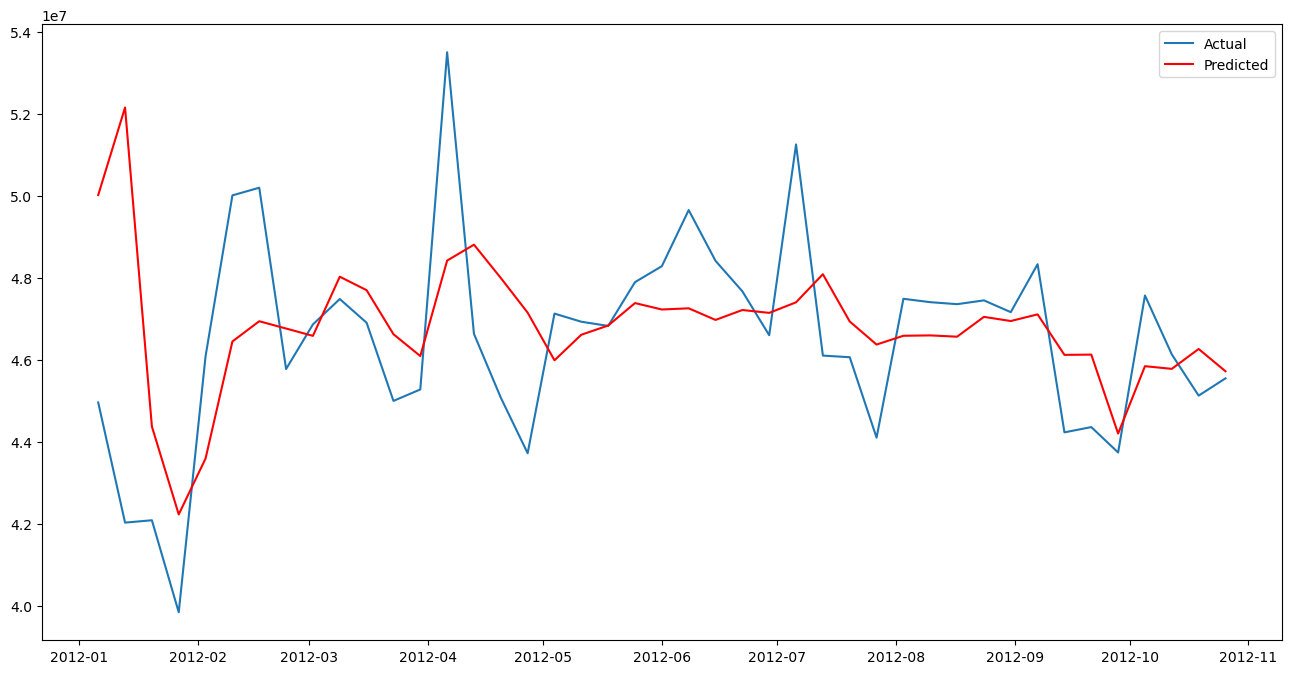
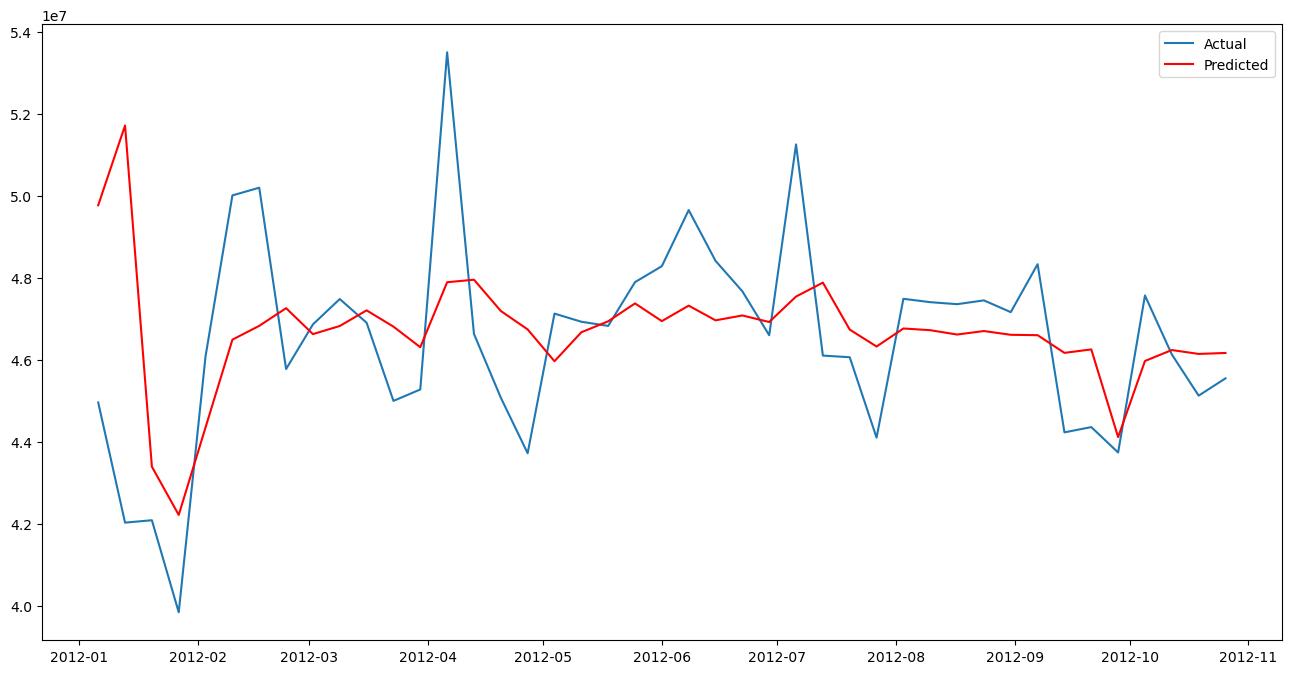
The notebook cell's code change between the first figure and the second:
--- before
+++ after
@@ -1,5 +1,5 @@
-# plt.figure(figsize=(16,8))
-# plt.plot(test['Date'],y_test,label='Actual')
-# plt.plot(test['Date'],pred,label='Predicted',color='red')
-# plt.legend()
-# plt.show();
+plt.figure(figsize=(16,8))
+plt.plot(test['Date'],y_test,label='Actual')
+plt.plot(test['Date'],pred,label='Predicted',color='red')
+plt.legend()
+plt.show();

Commit: feat: add model training and evaluations for Random Forest Regressor